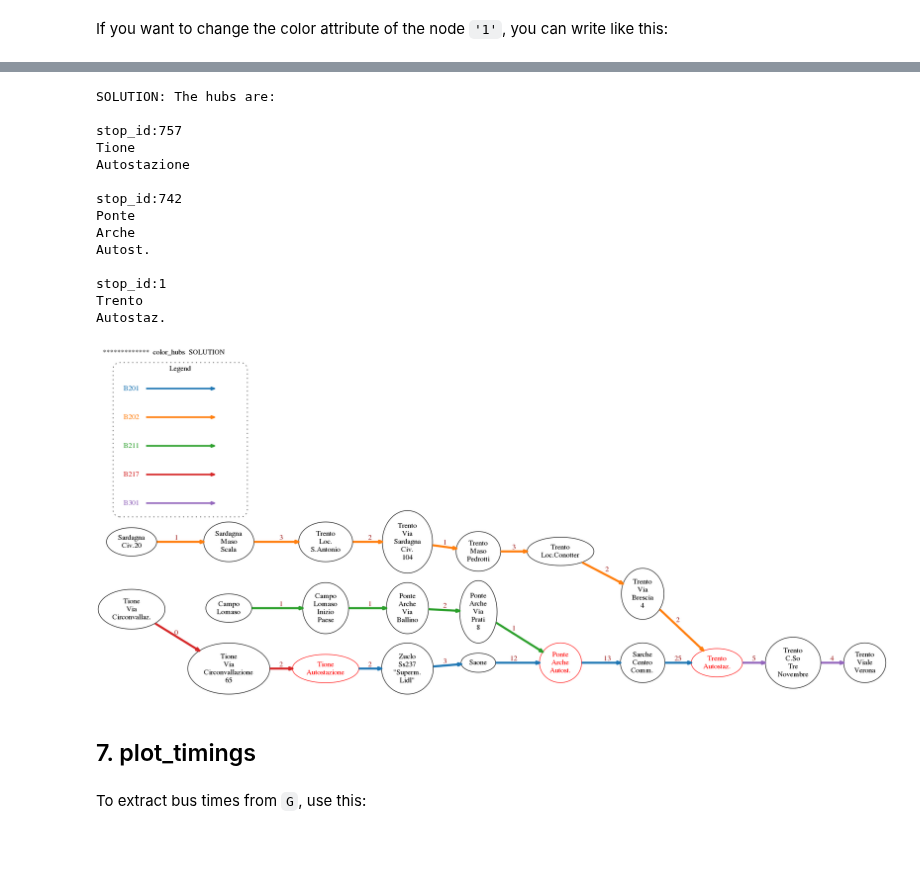
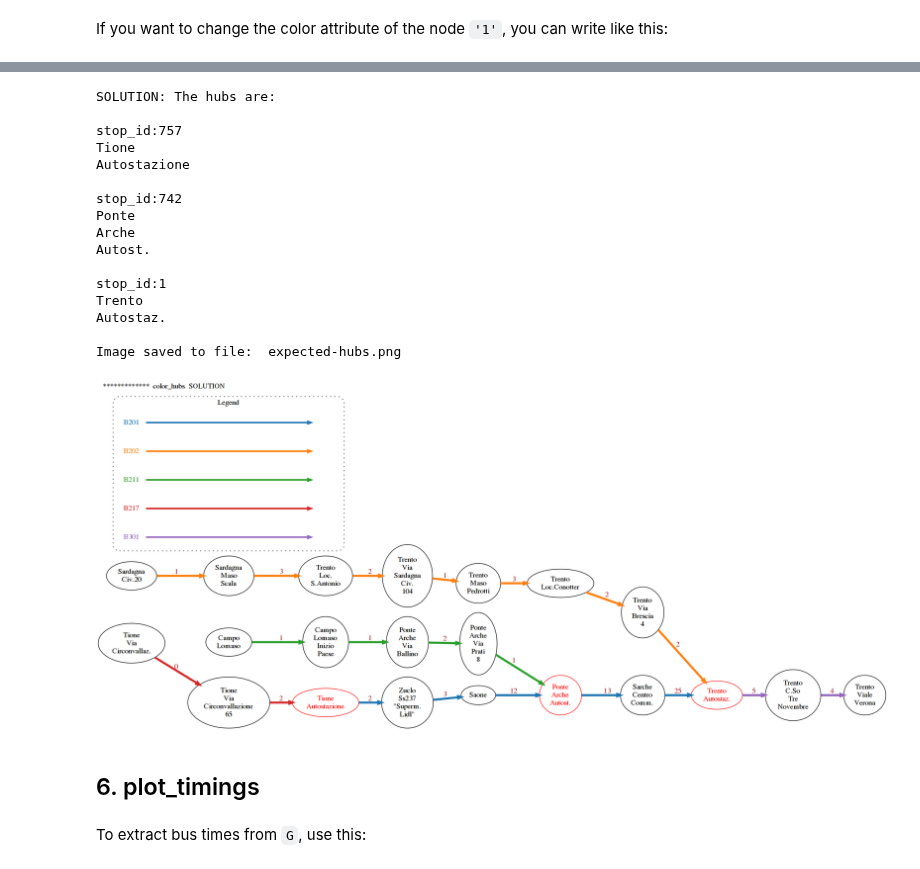
Before and after one commit to DavidLeoni/softpython-en, a Jupyter notebook: projects/bus-network/bus-network-sol.ipynb, the cells around one changed output, grey strips where cells are left out. Cells and saved outputs as stored; diff of their text form; code cells hidden in the pictures.

```diff
--- a/projects/bus-network/bus-network-sol.ipynb
+++ b/projects/bus-network/bus-network-sol.ipynb
@@ -429,49 +462,60 @@ Now implement the function `color_hubs`, which prints the hubs in the graph G as
 # %%
+#jupman-purge-output
+
 def color_hubs(G):
 
     #jupman-raise
 
     G.name = '*************  color_hubs  SOLUTION '
 
     hubs = []
     for node in G.nodes():
         edges = list(G.in_edges(node)) + list(G.out_edges(node))
         route_short_names = set()
         for edge in edges:
             route_short_names.add(G[edge[0]][edge[1]]['route_short_name'])
         if len(route_short_names) > 1:
             hubs.append(node)
 
     print("SOLUTION: The hubs are:")
     print()
 
 
     for hub in hubs:
         print("stop_id:%s\n%s\n" % (hub, G.node[hub]['label'] ))
         G.node[hub]['color']='red'
         G.node[hub]['fontcolor']='red'
+
+    draw_nx(G, legend_edges=get_legend_edges()
+#jupman-purge
+               ,save_to='expected-hubs.png'
+#/jupman-purge
+           )
+
     #/jupman-raise
-    draw_nx(G, legend_edges=get_legend_edges())
+
+
+color_hubs(G)
+# %% [output]
+SOLUTION: The hubs are:
+
+stop_id:757
+Tione
+Autostazione
+
+stop_id:742
+Ponte
+Arche
+Autost.
+
+stop_id:1
+Trento
+Autostaz.
+
+Image saved to file:  expected-hubs.png
+[figure, added]
-# %%
-color_hubs(G)
-# %% [output]
-SOLUTION: The hubs are:
-
-stop_id:757
-Tione
-Autostazione
-
-stop_id:742
-Ponte
-Arche
-Autost.
-
-stop_id:1
-Trento
-Autostaz.
-[figure, removed]
 # %% [markdown]
-## 7. plot_timings
+## 6. plot_timings
 # %% [markdown]
 To extract bus times from `G`, use this:
 # %%
```
Also changed, not shown: parts of 24 cells of this notebook, 3 other files.
